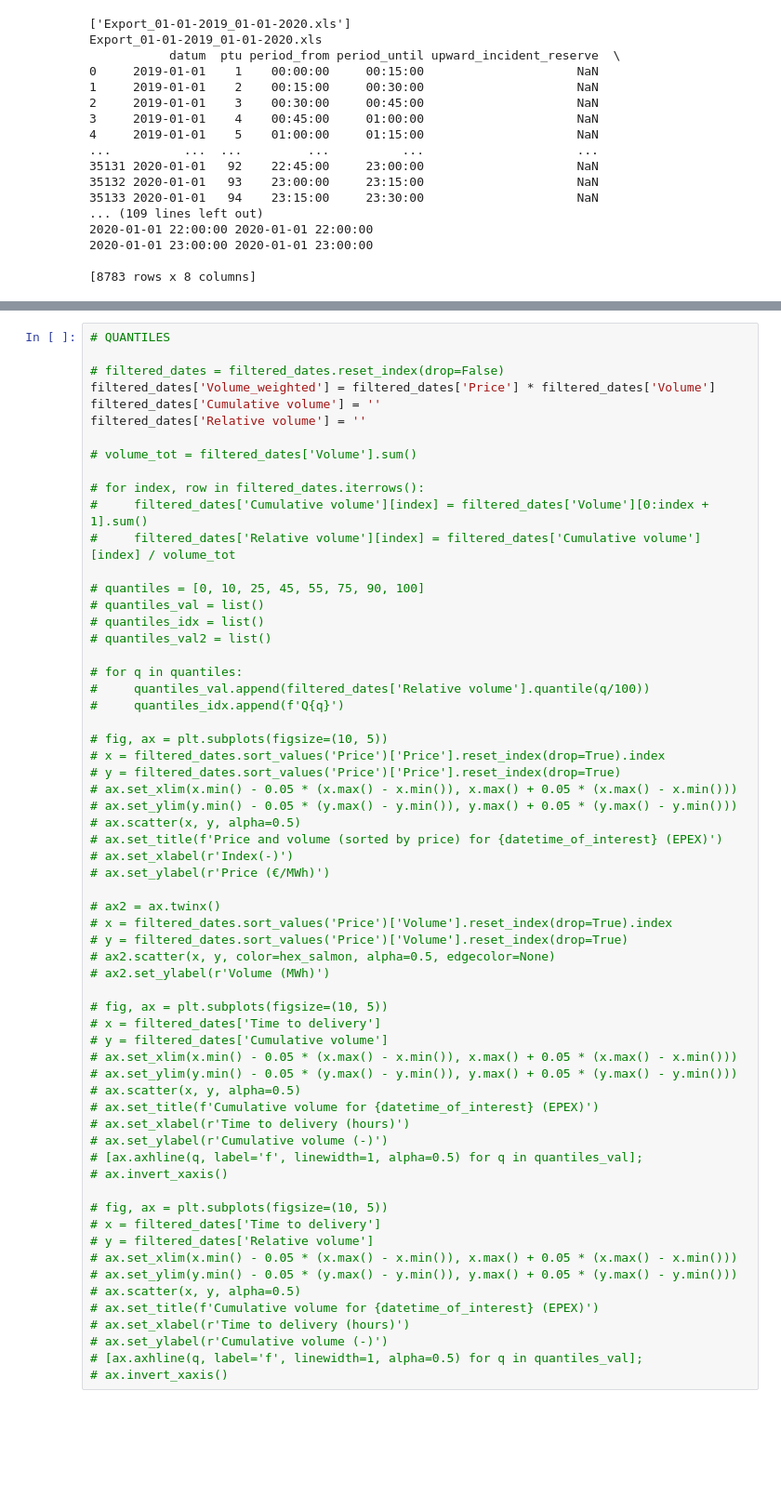
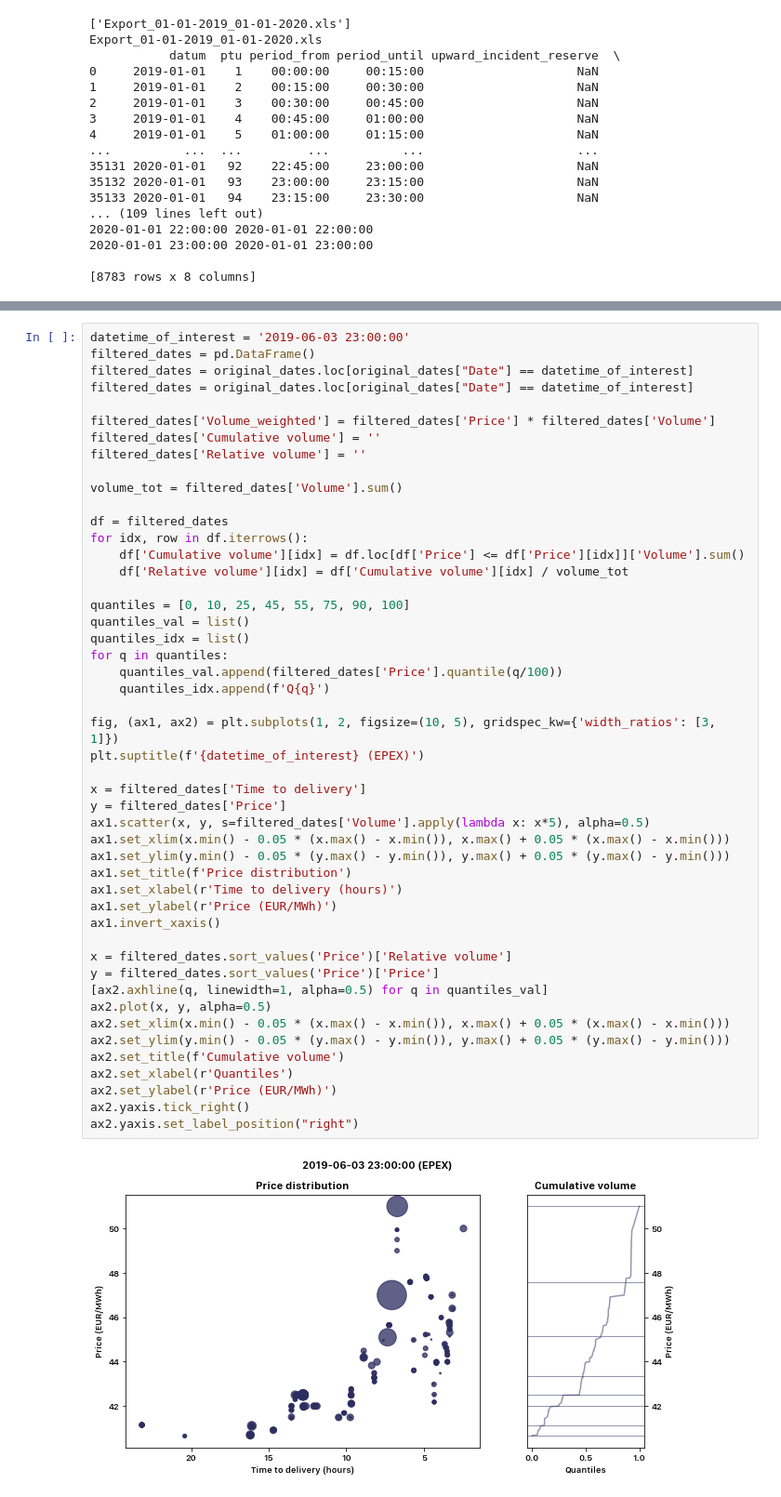
Before and after one commit to timovijn/ElectricityPriceForecasting, a Jupyter notebook: epex/epex.ipynb, the cells around one changed output, grey strips where cells are left out. Shown at 93% size. Drawn from its saved outputs; the diff is of its cells as text; blank space fills up the shorter version.

```diff
--- a/epex/epex.ipynb
+++ b/epex/epex.ipynb
@@ -287,62 +273,50 @@ ax.invert_xaxis()
 # %%
-# QUANTILES
+datetime_of_interest = '2019-06-03 23:00:00'
+filtered_dates = pd.DataFrame()
+filtered_dates = original_dates.loc[original_dates["Date"] == datetime_of_interest]
+filtered_dates = original_dates.loc[original_dates["Date"] == datetime_of_interest]
 
-# filtered_dates = filtered_dates.reset_index(drop=False)
 filtered_dates['Volume_weighted'] = filtered_dates['Price'] * filtered_dates['Volume']
 filtered_dates['Cumulative volume'] = ''
 filtered_dates['Relative volume'] = ''
 
-# volume_tot = filtered_dates['Volume'].sum()
+volume_tot = filtered_dates['Volume'].sum()
 
-# for index, row in filtered_dates.iterrows():
-#     filtered_dates['Cumulative volume'][index] = filtered_dates['Volume'][0:index + 1].sum()
-#     filtered_dates['Relative volume'][index] = filtered_dates['Cumulative volume'][index] / volume_tot
+df = filtered_dates
+for idx, row in df.iterrows():
+    df['Cumulative volume'][idx] = df.loc[df['Price'] <= df['Price'][idx]]['Volume'].sum()
+    df['Relative volume'][idx] = df['Cumulative volume'][idx] / volume_tot
 
-# quantiles = [0, 10, 25, 45, 55, 75, 90, 100]
-# quantiles_val = list()
-# quantiles_idx = list()
-# quantiles_val2 = list()
+quantiles = [0, 10, 25, 45, 55, 75, 90, 100]
+quantiles_val = list()
+quantiles_idx = list()
+for q in quantiles:
+    quantiles_val.append(filtered_dates['Price'].quantile(q/100))
+    quantiles_idx.append(f'Q{q}')
 
-# for q in quantiles:
-#     quantiles_val.append(filtered_dates['Relative volume'].quantile(q/100))
-#     quantiles_idx.append(f'Q{q}')
+fig, (ax1, ax2) = plt.subplots(1, 2, figsize=(10, 5), gridspec_kw={'width_ratios': [3, 1]})
+plt.suptitle(f'{datetime_of_interest} (EPEX)')
 
-# fig, ax = plt.subplots(figsize=(10, 5))
-# x = filtered_dates.sort_values('Price')['Price'].reset_index(drop=True).index
-# y = filtered_dates.sort_values('Price')['Price'].reset_index(drop=True)
-# ax.set_xlim(x.min() - 0.05 * (x.max() - x.min()), x.max() + 0.05 * (x.max() - x.min()))
-# ax.set_ylim(y.min() - 0.05 * (y.max() - y.min()), y.max() + 0.05 * (y.max() - y.min()))
-# ax.scatter(x, y, alpha=0.5)
-# ax.set_title(f'Price and volume (sorted by price) for {datetime_of_interest} (EPEX)')
-# ax.set_xlabel(r'Index(-)')
-# ax.set_ylabel(r'Price (€/MWh)')
+x = filtered_dates['Time to delivery']
+y = filtered_dates['Price']
+ax1.scatter(x, y, s=filtered_dates['Volume'].apply(lambda x: x*5), alpha=0.5)
+ax1.set_xlim(x.min() - 0.05 * (x.max() - x.min()), x.max() + 0.05 * (x.max() - x.min()))
+ax1.set_ylim(y.min() - 0.05 * (y.max() - y.min()), y.max() + 0.05 * (y.max() - y.min()))
+ax1.set_title(f'Price distribution')
+ax1.set_xlabel(r'Time to delivery (hours)')
+ax1.set_ylabel(r'Price (EUR/MWh)')
+ax1.invert_xaxis()
 
-# ax2 = ax.twinx()
-# x = filtered_dates.sort_values('Price')['Volume'].reset_index(drop=True).index
-# y = filtered_dates.sort_values('Price')['Volume'].reset_index(drop=True)
-# ax2.scatter(x, y, color=hex_salmon, alpha=0.5, edgecolor=None)
-# ax2.set_ylabel(r'Volume (MWh)')
-
-# fig, ax = plt.subplots(figsize=(10, 5))
-# x = filtered_dates['Time to delivery']
-# y = filtered_dates['Cumulative volume']
-# ax.set_xlim(x.min() - 0.05 * (x.max() - x.min()), x.max() + 0.05 * (x.max() - x.min()))
-# ax.set_ylim(y.min() - 0.05 * (y.max() - y.min()), y.max() + 0.05 * (y.max() - y.min()))
-# ax.scatter(x, y, alpha=0.5)
-# ax.set_title(f'Cumulative volume for {datetime_of_interest} (EPEX)')
-# ax.set_xlabel(r'Time to delivery (hours)')
-# ax.set_ylabel(r'Cumulative volume (-)')
-# [ax.axhline(q, label='f', linewidth=1, alpha=0.5) for q in quantiles_val];
-# ax.invert_xaxis()
-
-# fig, ax = plt.subplots(figsize=(10, 5))
-# x = filtered_dates['Time to delivery']
-# y = filtered_dates['Relative volume']
-# ax.set_xlim(x.min() - 0.05 * (x.max() - x.min()), x.max() + 0.05 * (x.max() - x.min()))
-# ax.set_ylim(y.min() - 0.05 * (y.max() - y.min()), y.max() + 0.05 * (y.max() - y.min()))
-# ax.scatter(x, y, alpha=0.5)
-# ax.set_title(f'Cumulative volume for {datetime_of_interest} (EPEX)')
-# ax.set_xlabel(r'Time to delivery (hours)')
-# ax.set_ylabel(r'Cumulative volume (-)')
-# [ax.axhline(q, label='f', linewidth=1, alpha=0.5) for q in quantiles_val];
-# ax.invert_xaxis()
+x = filtered_dates.sort_values('Price')['Relative volume']
+y = filtered_dates.sort_values('Price')['Price']
+[ax2.axhline(q, linewidth=1, alpha=0.5) for q in quantiles_val]
+ax2.plot(x, y, alpha=0.5)
+ax2.set_xlim(x.min() - 0.05 * (x.max() - x.min()), x.max() + 0.05 * (x.max() - x.min()))
+ax2.set_ylim(y.min() - 0.05 * (y.max() - y.min()), y.max() + 0.05 * (y.max() - y.min()))
+ax2.set_title(f'Cumulative volume')
+ax2.set_xlabel(r'Quantiles')
+ax2.set_ylabel(r'Price (EUR/MWh)')
+ax2.yaxis.tick_right()
+ax2.yaxis.set_label_position("right")
+# %% [output]
+[figure, added]
```
Also changed, not shown: parts of 6 cells of this notebook.
